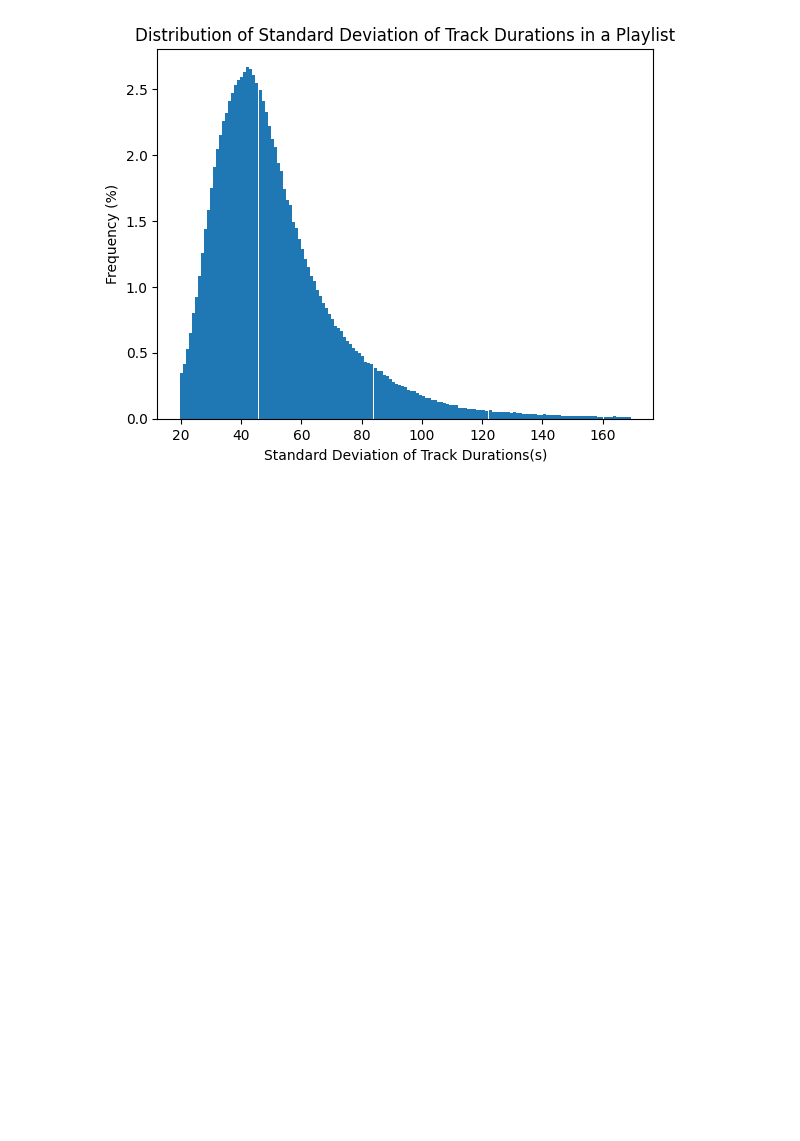
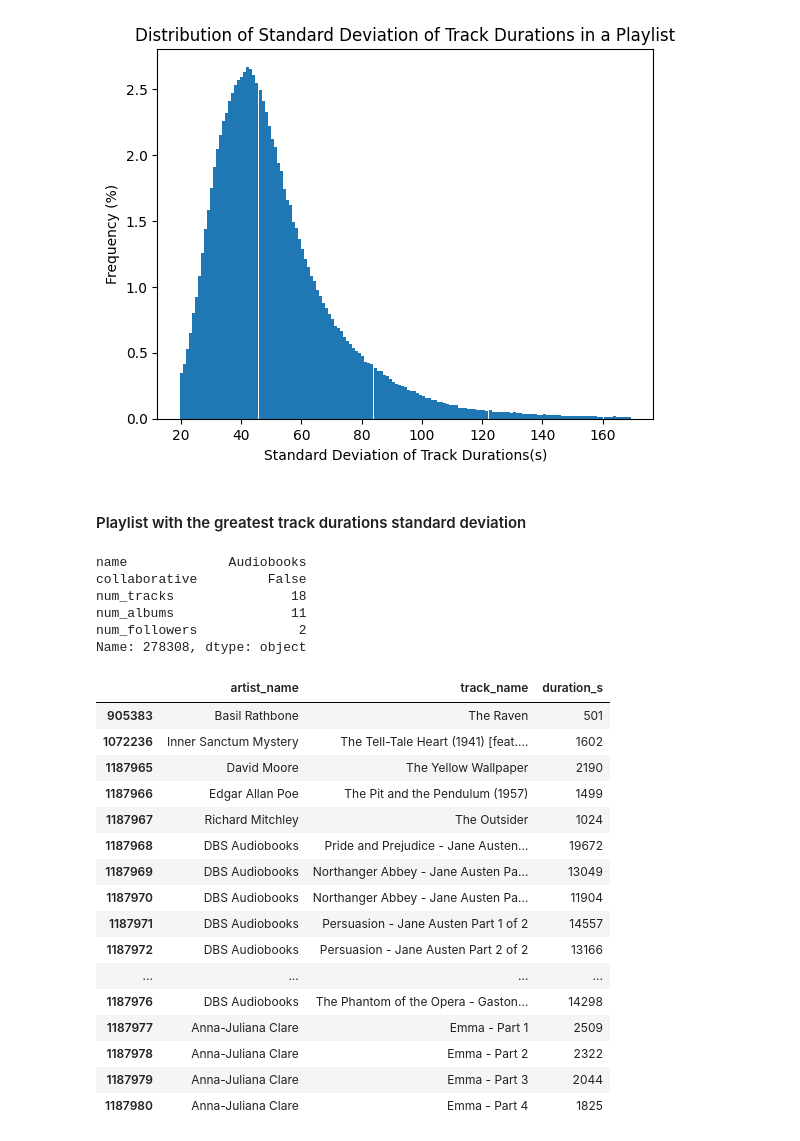
Before and after one commit to ersimpson/ece143final, a Jupyter notebook: src/EDA.ipynb, the cells around one changed output. Cells and saved outputs as stored; diff of their text form; code cells hidden in the pictures; blank space fills up the shorter version.

```diff
--- a/src/EDA.ipynb
+++ b/src/EDA.ipynb
@@ -9,5 +14,5 @@ _, tracks_df, playlists_tracks_df = read_pre_processed_data('../data')
 # %%
-duration_s_stdevs = get_track_durations_stdev_distribution(tracks_df, playlists_tracks_df)
+duration_s_stdevs = get_track_durations_stdev_distribution(tracks_df, playlist_tracks_df)
 # %%
 bins = np.linspace(np.percentile(duration_s_stdevs, 1), np.percentile(duration_s_stdevs, 99),
                    int(np.percentile(duration_s_stdevs, 99) - np.percentile(duration_s_stdevs, 1))+1)
@@ -24,3 +29,39 @@ plt.title("Distribution of Standard Deviation of Track Durations in a Playlist")
 plt.show()
 # %% [output]
 [figure]
+# %% [markdown]
+#### Playlist with the greatest track durations standard deviation
+# %%
+max_stdev_pid, max_stdev = np.argmax(duration_s_stdevs), np.max(duration_s_stdevs)
+max_stdev_playlist = playlist_df[playlist_df['pid'] == max_stdev_pid].iloc[0]
+
+# print the basic info about this playlist
+print(max_stdev_playlist[['name', 'collaborative', 'num_tracks', 'num_albums', 'num_followers']])
+
+# convert track id to track name and artist name
+track_ids = ast.literal_eval(max_stdev_playlist['tracks'])
+tracks_df[tracks_df['track_id'].isin(track_ids)][['artist_name', 'track_name', 'duration_s']]
+# %% [output]
+name             Audiobooks
+collaborative         False
+num_tracks               18
+num_albums               11
+num_followers             2
+Name: 278308, dtype: object
+|  | artist_name | track_name | duration_s |
+| 905383 | Basil Rathbone | The Raven | 501 |
+| 1072236 | Inner Sanctum Mystery | The Tell-Tale Heart (1941) [feat.... | 1602 |
+| 1187965 | David Moore | The Yellow Wallpaper | 2190 |
+| 1187966 | Edgar Allan Poe | The Pit and the Pendulum (1957) | 1499 |
+| 1187967 | Richard Mitchley | The Outsider | 1024 |
+| 1187968 | DBS Audiobooks | Pride and Prejudice - Jane Austen... | 19672 |
+| 1187969 | DBS Audiobooks | Northanger Abbey - Jane Austen Pa... | 13049 |
+| 1187970 | DBS Audiobooks | Northanger Abbey - Jane Austen Pa... | 11904 |
+| 1187971 | DBS Audiobooks | Persuasion - Jane Austen Part 1 of 2 | 14557 |
+| 1187972 | DBS Audiobooks | Persuasion - Jane Austen Part 2 of 2 | 13166 |
+| ... | ... | ... | ... |
+| 1187976 | DBS Audiobooks | The Phantom of the Opera - Gaston... | 14298 |
+| 1187977 | Anna-Juliana Clare | Emma - Part 1 | 2509 |
+| 1187978 | Anna-Juliana Clare | Emma - Part 2 | 2322 |
+| 1187979 | Anna-Juliana Clare | Emma - Part 3 | 2044 |
+| 1187980 | Anna-Juliana Clare | Emma - Part 4 | 1825 |
```
Also changed, not shown: parts of 8 cells of this notebook.
